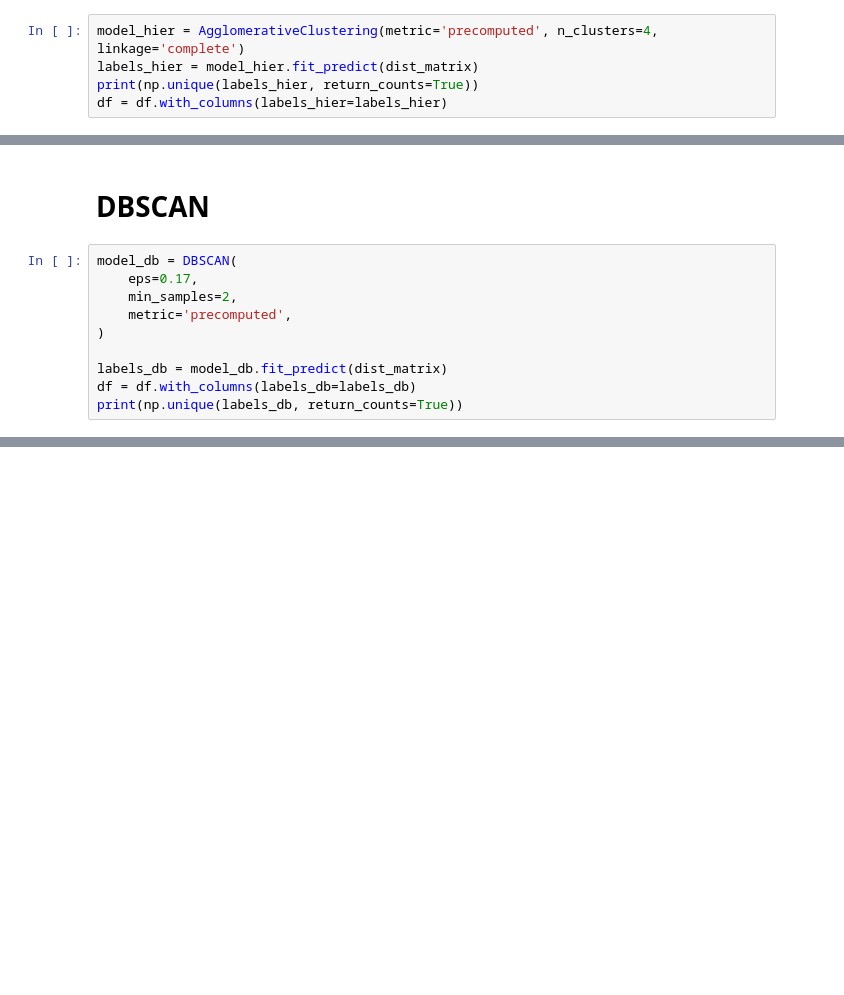
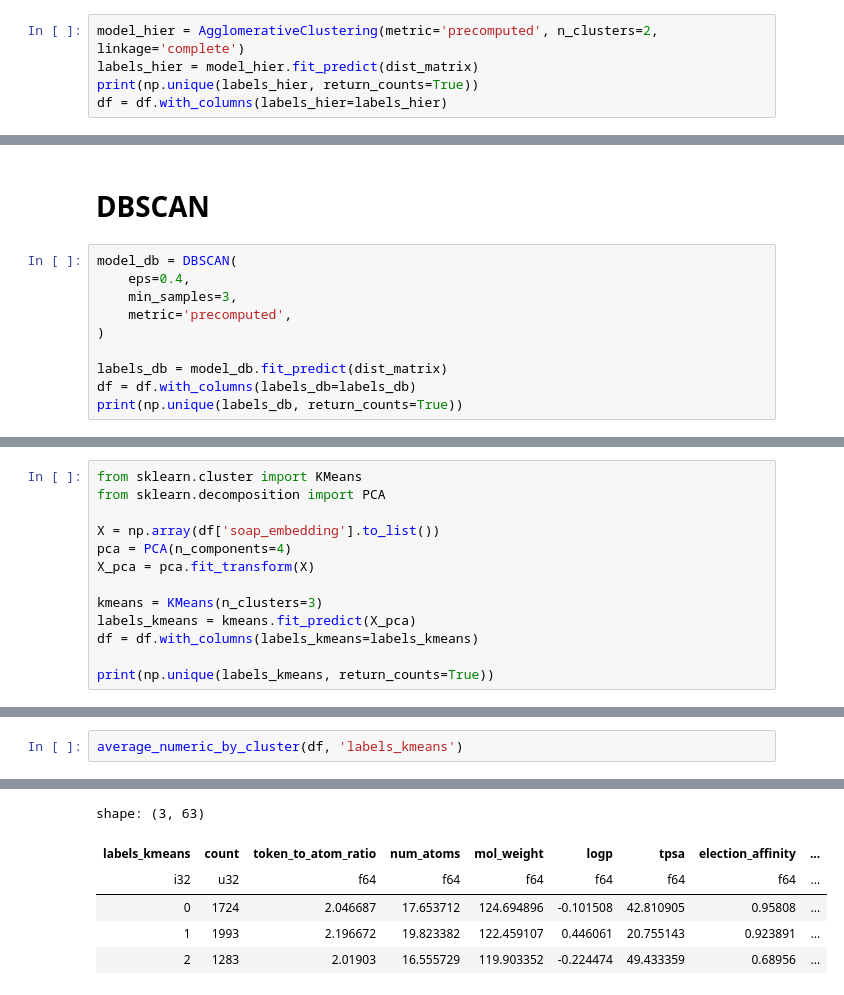
Before and after one commit to karlfindhansen/Non-Euclidean-Distances-in-Molecular-Representation, a Jupyter notebook: notebooks/QM9/clustering/euclidean/descriptors/soap.ipynb, the cells around one changed output, grey strips where cells are left out. Drawn from its saved outputs; the diff is of its cells as text; blank space fills up the shorter version.

```diff
--- a/notebooks/QM9/clustering/euclidean/descriptors/soap.ipynb
+++ b/notebooks/QM9/clustering/euclidean/descriptors/soap.ipynb
@@ -86,5 +118,5 @@ plot_molecules_with_py3dmol(mols[2])
 # %%
-model_hier = AgglomerativeClustering(metric='precomputed', n_clusters=4, linkage='complete')
+model_hier = AgglomerativeClustering(metric='precomputed', n_clusters=2, linkage='complete')
 labels_hier = model_hier.fit_predict(dist_matrix)
 print(np.unique(labels_hier, return_counts=True))
 df = df.with_columns(labels_hier=labels_hier)
@@ -251,8 +294,8 @@ shape: (3, 61)
 # DBSCAN
 # %%
 model_db = DBSCAN(
-    eps=0.17,
-    min_samples=2,
+    eps=0.4,
+    min_samples=3,
     metric='precomputed',
 )
 
@@ -318,0 +360,13 @@ shape: (12, 62)
+# %%
+from sklearn.cluster import KMeans
+from sklearn.decomposition import PCA
+
+X = np.array(df['soap_embedding'].to_list())
+pca = PCA(n_components=4)
+X_pca = pca.fit_transform(X)
+
+kmeans = KMeans(n_clusters=3)
+labels_kmeans = kmeans.fit_predict(X_pca)
+df = df.with_columns(labels_kmeans=labels_kmeans)
+
+print(np.unique(labels_kmeans, return_counts=True))
@@ -318,0 +385,3 @@ shape: (12, 62)
+# %%
+average_numeric_by_cluster(df, 'labels_kmeans')
+# %% [output]
@@ -318,0 +398,6 @@ shape: (12, 62)
+shape: (3, 63)
+| labels_kmeans | count | token_to_atom_ratio | num_atoms | mol_weight | logp | tpsa | election_affinity | ... |
+| i32 | u32 | f64 | f64 | f64 | f64 | f64 | f64 | ... |
+| 0 | 1724 | 2.046687 | 17.653712 | 124.694896 | -0.101508 | 42.810905 | 0.95808 | ... |
+| 1 | 1993 | 2.196672 | 19.823382 | 122.459107 | 0.446061 | 20.755143 | 0.923891 | ... |
+| 2 | 1283 | 2.01903 | 16.555729 | 119.903352 | -0.224474 | 49.433359 | 0.68956 | ... |
```
Also changed, not shown: parts of 22 cells of this notebook, 17 other files.
